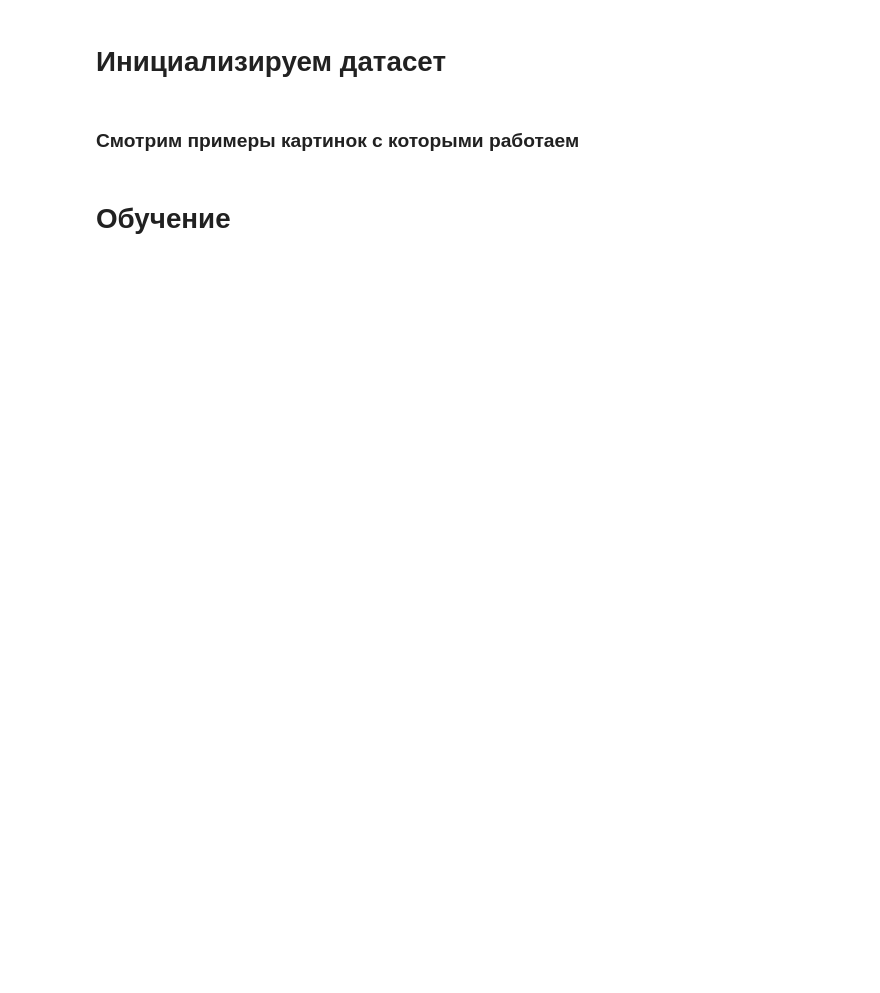
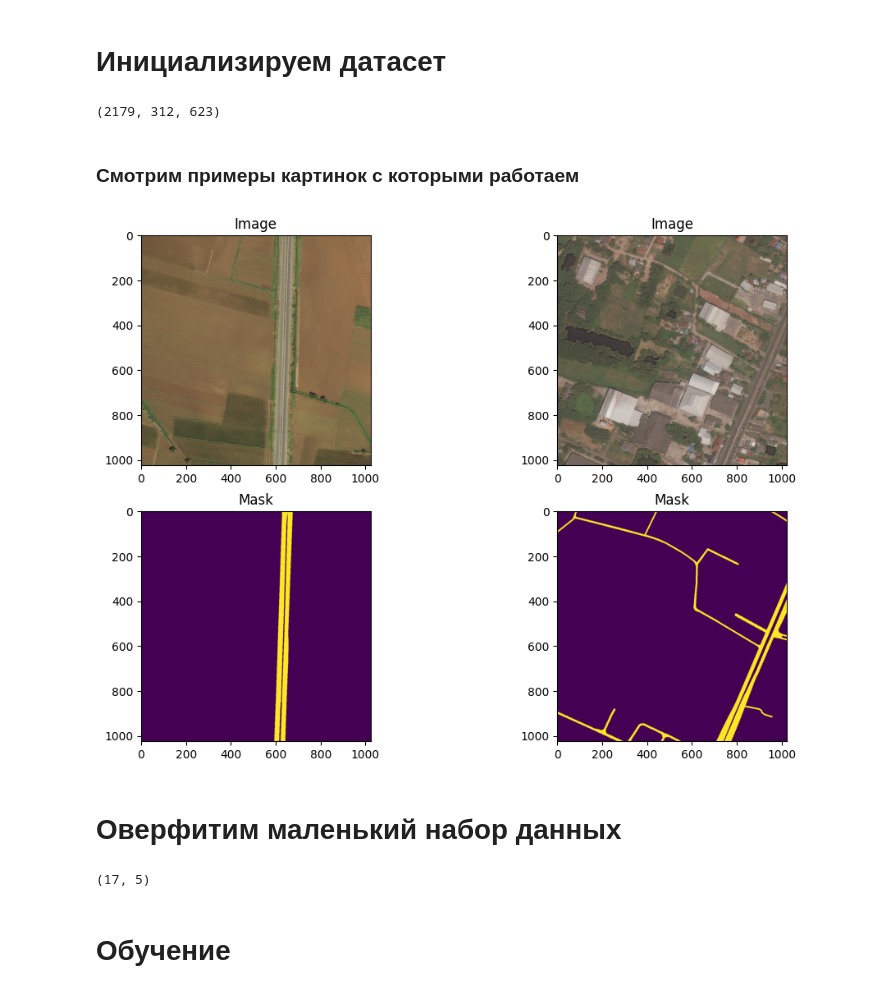
Before and after one commit to EvgeniyMarchuk/OrangePi, a Jupyter notebook: notebooks/Training pipeline.ipynb, the cells around one changed output. Drawn from its saved outputs; the diff is of its cells as text; code cells hidden in the pictures; blank space fills up the shorter version.

```diff
--- a/notebooks/Training pipeline.ipynb
+++ b/notebooks/Training pipeline.ipynb
@@ -55,35 +84,60 @@ dataset_path = Path("../data/DeepGlobeDataset/images_and_masks")
 # %%
+dataset_path = Path("../data/DeepGlobeDataset/")
 train_dir = dataset_path / "train"
 valid_dir = dataset_path / "valid"
 test_dir = dataset_path / "test"
 
 train_dataset = DeepGlobeDataset(
-    train_dir, model_type, transform=transform, processor=processor, image_size=1024
+    train_dir, model_type, transforms=transform, processor=processor, image_size=1024
 )
 valid_dataset = DeepGlobeDataset(
-    valid_dir, model_type, transform=transform, processor=processor, image_size=1024
+    valid_dir, model_type, transforms=transform, processor=processor, image_size=1024
 )
 test_dataset = DeepGlobeDataset(
-    test_dir, model_type, transform=transform, processor=processor, image_size=1024
+    test_dir, model_type, transforms=transform, processor=processor, image_size=1024
 )
 
-train_loader = DataLoader(train_dataset, batch_size=8, shuffle=True)
-valid_loader = DataLoader(valid_dataset, batch_size=8, shuffle=True)
-test_loader  =  DataLoader(test_dataset, batch_size=8, shuffle=True)
+train_loader = DataLoader(train_dataset, batch_size=2, shuffle=True)
+valid_loader = DataLoader(valid_dataset, batch_size=2, shuffle=True)
+test_loader  =  DataLoader(test_dataset, batch_size=2, shuffle=True)
 len(train_loader), len(valid_loader), len(test_loader)
+# %% [output]
+(2179, 312, 623)
 # %% [markdown]
 ### Смотрим примеры картинок с которыми работаем
 # %%
 data = next(iter(train_loader))
-num_examples = 5
+num_examples = 2
 
 fig, axes = plt.subplots(2, num_examples, figsize=(12, 8))
 
 images, masks = data
 for i in range(num_examples):
     axes[0, i].imshow(images[i].permute(1, 2, 0))
     axes[0, i].set_title("Image")
     axes[1, i].imshow(masks[i])
     axes[1, i].set_title("Mask")
+# %% [output]
+[figure, added]
+# %% [markdown]
+# Оверфитим маленький набор данных
+# %%
+dataset_path = Path("../data/OverfittedDataset/")
+train_dir = dataset_path / "train"
+valid_dir = dataset_path / "valid"
+
+train_dataset = DeepGlobeDataset(
+    train_dir, model_type, transforms=transform, processor=processor, image_size=1024
+)
+valid_dataset = DeepGlobeDataset(
+    valid_dir, model_type, transforms=transform, processor=processor, image_size=1024
+)
+
+train_loader = DataLoader(train_dataset, batch_size=2, shuffle=True)
+valid_loader = DataLoader(valid_dataset, batch_size=2, shuffle=True)
+
+len(train_loader), len(valid_loader)
+# %% [output]
+(17, 5)
 # %% [markdown]
 # Обучение
```
Also changed, not shown: parts of 14 cells of this notebook, 12 other files.
